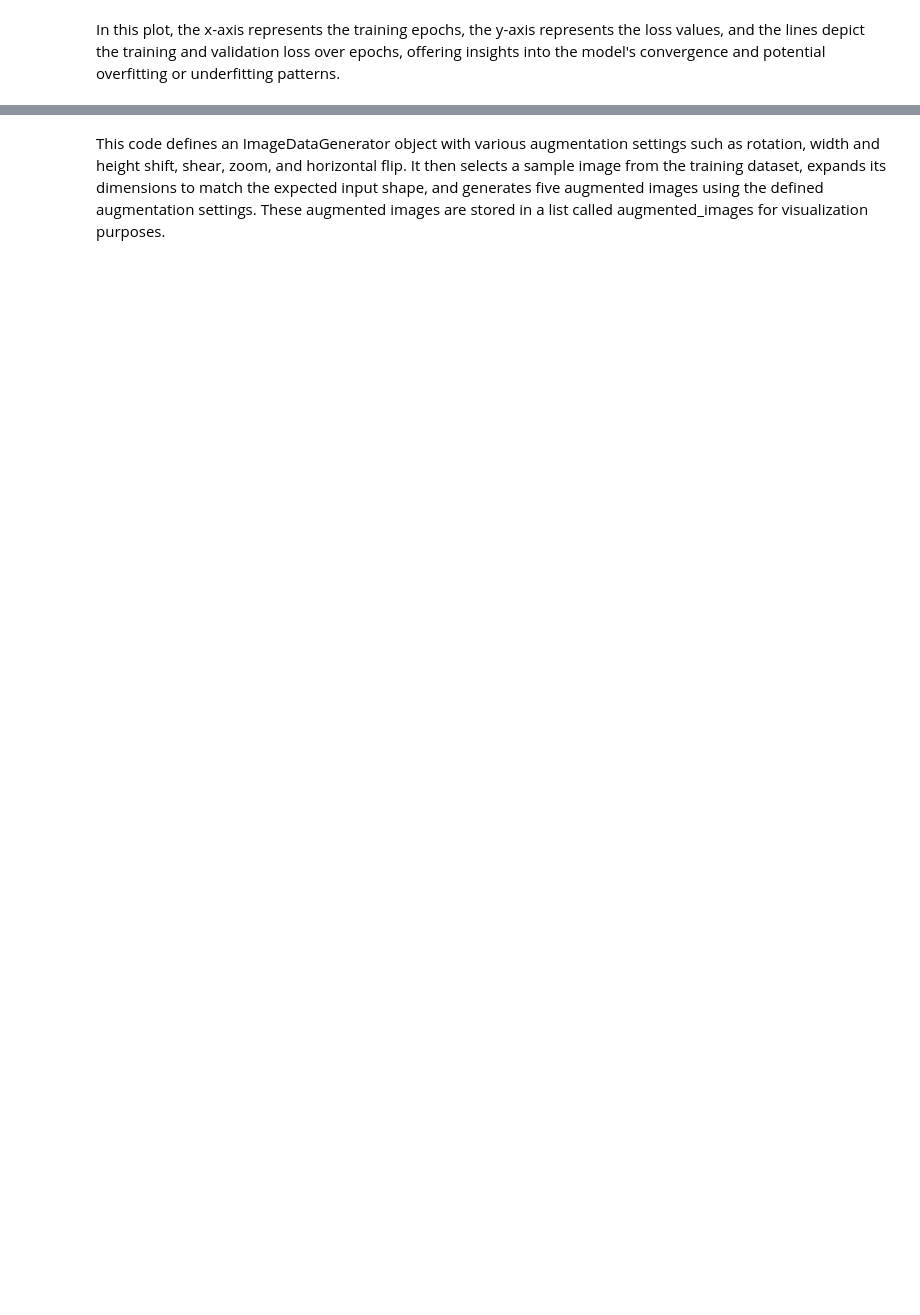
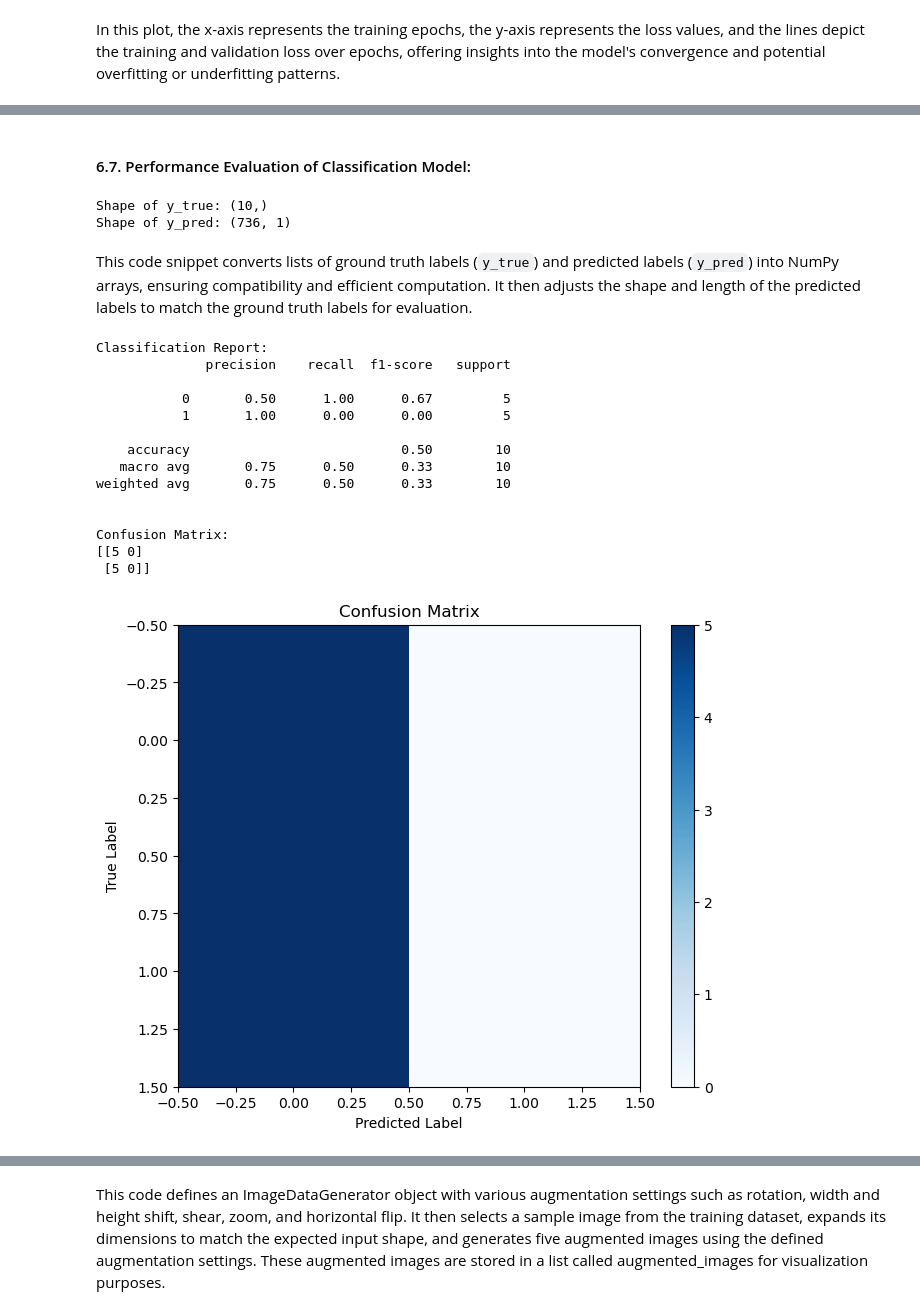
Before and after one commit to borisov5/Deep-Learning-December-2023, a Jupyter notebook: My project/Ivelin_Borisov_Deep_learning_project.ipynb, the cells around one changed output, grey strips where cells are left out. Saved outputs shown, nothing was run; the diff lists cells and outputs as text; code cells hidden in the pictures; blank space fills up the shorter version.

```diff
--- a/My project/Ivelin_Borisov_Deep_learning_project.ipynb
+++ b/My project/Ivelin_Borisov_Deep_learning_project.ipynb
@@ -867,0 +958,57 @@ Implement cross-validation: Use cross-validation techniques to get a more robust
+# %% [markdown]
+#### 6.7. Performance Evaluation of Classification Model:
+# %%
+# Convert lists to NumPy arrays
+
+y_true = np.array(y_true)
+y_pred = np.array(y_pred)
+
+# Print the shapes
+print("Shape of y_true:", y_true.shape)
+print("Shape of y_pred:", y_pred.shape)
+
+# Reshape y_pred
+if len(y_pred.shape) > 1:
+    y_pred = np.argmax(y_pred, axis=1)  # Convert predicted probabilities to class labels
+
+# Trim y_pred if it has more predictions than y_true
+y_pred = y_pred[:len(y_true)]
+# %% [output]
+Shape of y_true: (10,)
+Shape of y_pred: (736, 1)
+# %% [markdown]
+This code snippet converts lists of ground truth labels (`y_true`) and predicted labels (`y_pred`) into NumPy arrays, ensuring compatibility and efficient computation. It then adjusts the shape and length of the predicted labels to match the ground truth labels for evaluation.
+# %%
+# Classification report
+print("Classification Report:")
+print(classification_report(y_true, y_pred, zero_division=1))
+
+# Confusion matrix
+print("\nConfusion Matrix:")
+cm = confusion_matrix(y_true, y_pred)
+print(cm)
+
+# Plot confusion matrix
+plt.figure(figsize=(8, 6))
+plt.imshow(cm, interpolation='nearest', cmap=plt.cm.Blues)
+plt.title('Confusion Matrix')
+plt.colorbar()
+plt.xlabel('Predicted Label')
+plt.ylabel('True Label')
+plt.show()
+# %% [output]
+Classification Report:
+              precision    recall  f1-score   support
+
+           0       0.50      1.00      0.67         5
+           1       1.00      0.00      0.00         5
+
+    accuracy                           0.50        10
+   macro avg       0.75      0.50      0.33        10
+weighted avg       0.75      0.50      0.33        10
+
+
+Confusion Matrix:
+[[5 0]
+ [5 0]]
+[figure, added]
```
Also changed, not shown: parts of 47 cells of this notebook.
